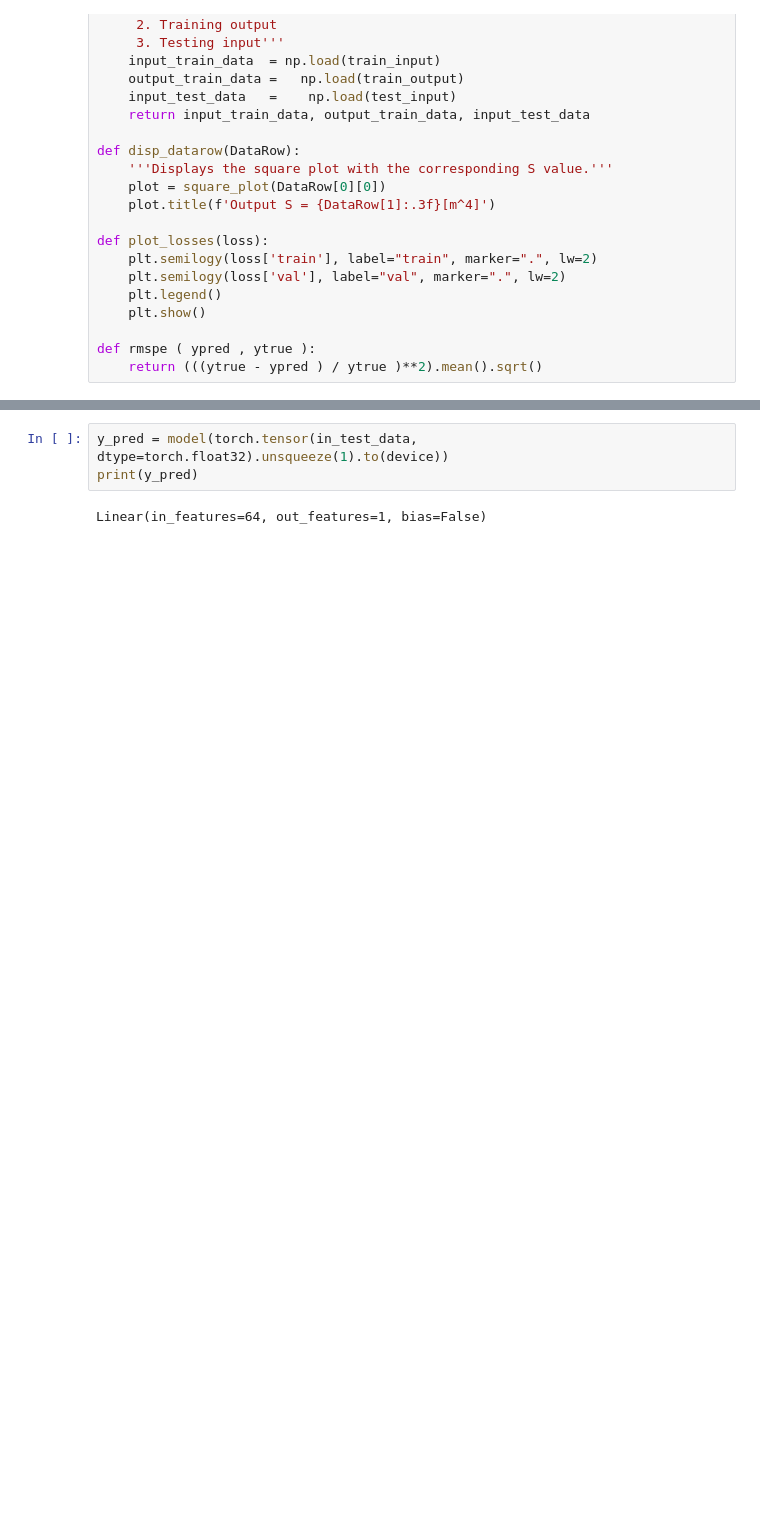
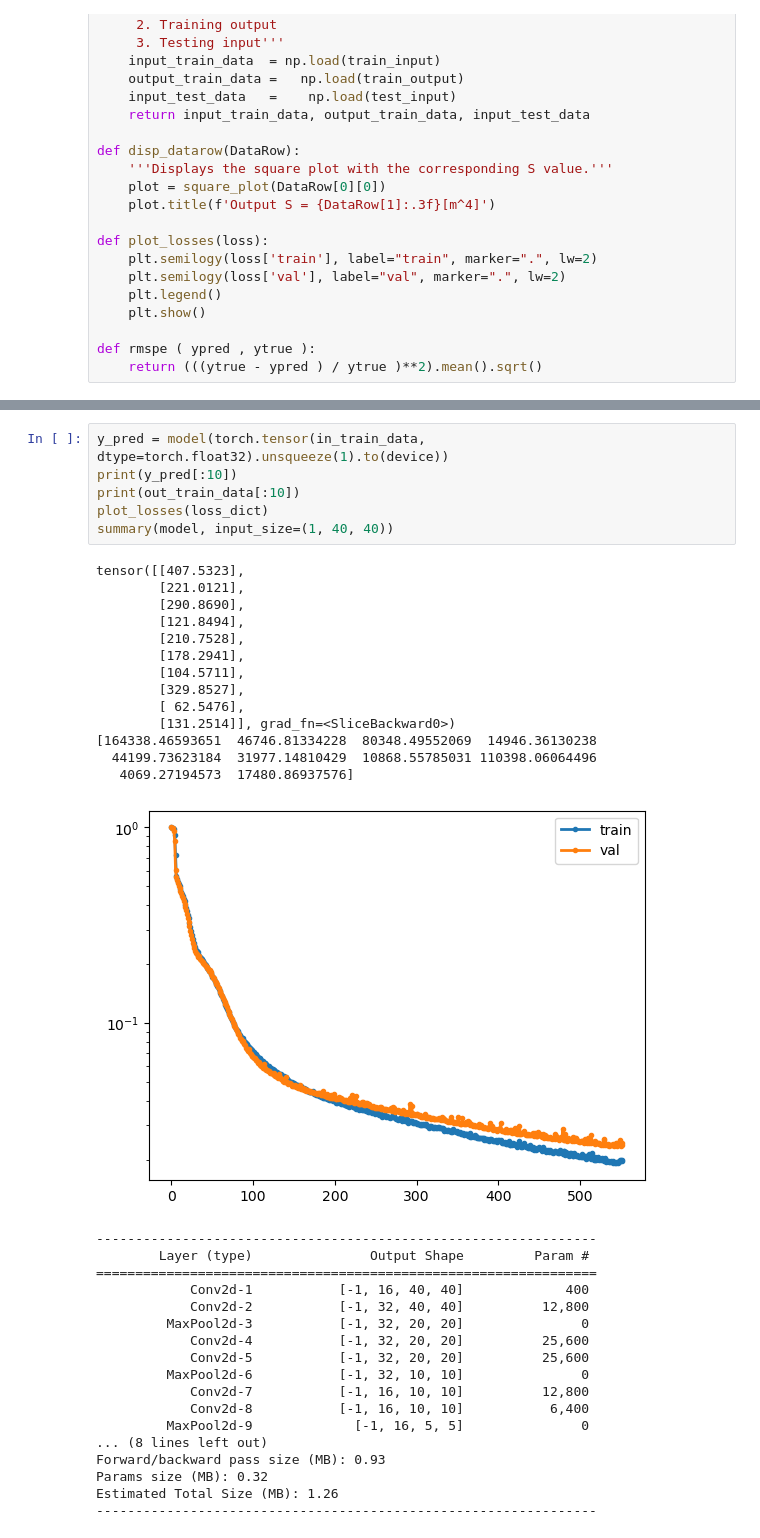
Before and after one commit to julian1501/3EBX0-Hydraullic-Gr-13, a Jupyter notebook: Notebook.ipynb, the cells around one changed output, grey strips where cells are left out. Saved outputs shown, nothing was run; the diff lists cells and outputs as text; blank space fills up the shorter version.

```diff
--- a/Notebook.ipynb
+++ b/Notebook.ipynb
@@ -217,8 +257,41 @@ model, loss_dict = train_model(
 # %%
-y_pred = model(torch.tensor(in_test_data, dtype=torch.float32).unsqueeze(1).to(device))
-print(y_pred)
+y_pred = model(torch.tensor(in_train_data, dtype=torch.float32).unsqueeze(1).to(device))
+print(y_pred[:10])
+print(out_train_data[:10])
+plot_losses(loss_dict)
+summary(model, input_size=(1, 40, 40))
 # %% [output]
-Linear(in_features=64, out_features=1, bias=False)
+tensor([[407.5323],
+        [221.0121],
+        [290.8690],
+        [121.8494],
+        [210.7528],
+        [178.2941],
+        [104.5711],
+        [329.8527],
+        [ 62.5476],
+        [131.2514]], grad_fn=<SliceBackward0>)
+[164338.46593651  46746.81334228  80348.49552069  14946.36130238
+  44199.73623184  31977.14810429  10868.55785031 110398.06064496
+   4069.27194573  17480.86937576]
+[figure, added]
+----------------------------------------------------------------
+        Layer (type)               Output Shape         Param #
+================================================================
+            Conv2d-1           [-1, 16, 40, 40]             400
+            Conv2d-2           [-1, 32, 40, 40]          12,800
+         MaxPool2d-3           [-1, 32, 20, 20]               0
+            Conv2d-4           [-1, 32, 20, 20]          25,600
+            Conv2d-5           [-1, 32, 20, 20]          25,600
+         MaxPool2d-6           [-1, 32, 10, 10]               0
+            Conv2d-7           [-1, 16, 10, 10]          12,800
+            Conv2d-8           [-1, 16, 10, 10]           6,400
+         MaxPool2d-9             [-1, 16, 5, 5]               0
+... (8 lines left out)
+Forward/backward pass size (MB): 0.93
+Params size (MB): 0.32
+Estimated Total Size (MB): 1.26
+----------------------------------------------------------------
 # %%
 ### GENERATE OUTPUT CSV
 y_pred = model(torch.tensor(in_test_data, dtype=torch.float32).unsqueeze(1).to(device))
```
Also changed, not shown: parts of 8 cells of this notebook, 1 other file.
